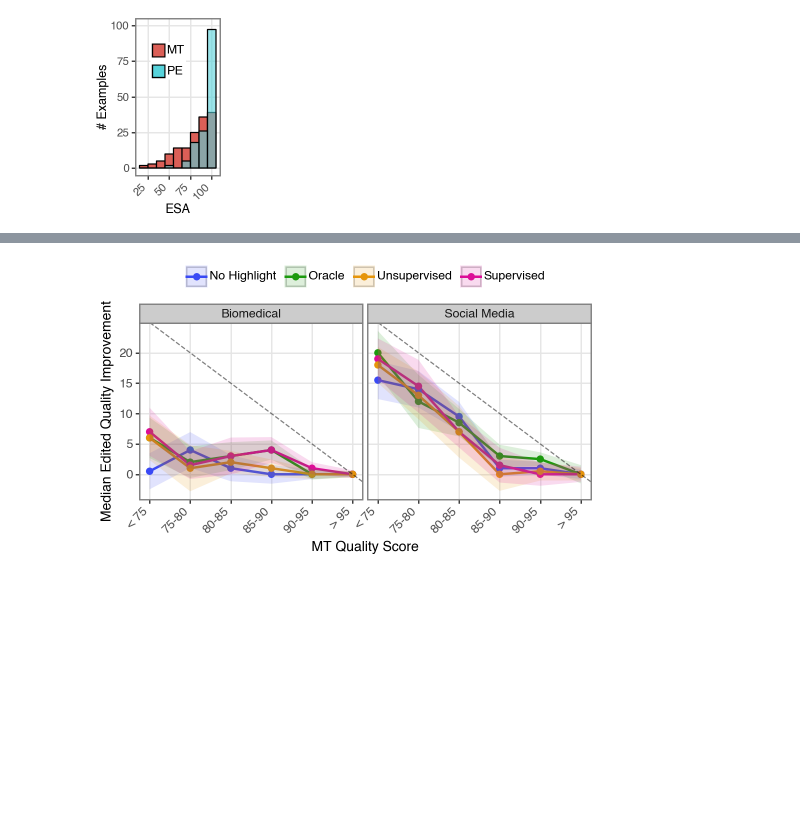
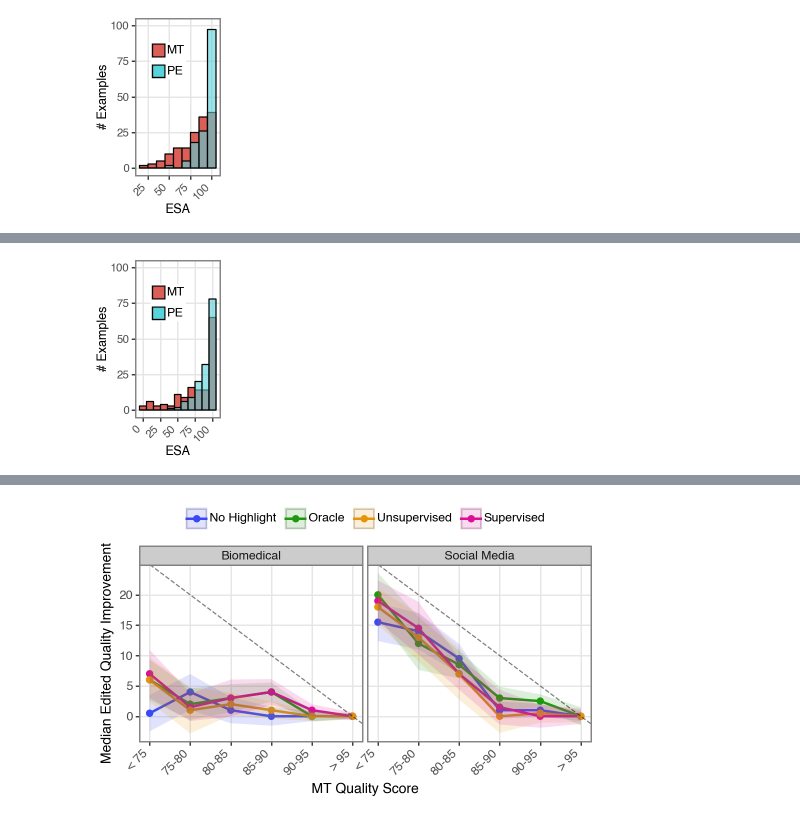
Before and after one commit to gsarti/qe4pe, a Jupyter notebook: notebooks/analysis.ipynb, the cells around one changed output, grey strips where cells are left out. Cells and saved outputs as stored; diff of their text form; code cells hidden in the pictures; blank space fills up the shorter version.

```diff
--- a/notebooks/analysis.ipynb
+++ b/notebooks/analysis.ipynb
@@ -1653,0 +1719,6 @@ esa_hist.save("../figures/esa_counts_agg.svg")
+# %%
+merged_qa_df_nld = get_merged_quality_dataframe(quality_df[(quality_df["tgt_lang"] == "nld")], aggregate_fields=["segment_id"])
+esa_hist_nld = plot_counts(merged_qa_df_nld, "median_qa_mt_esa_rating", "median_qa_pe_esa_rating", "ESA", binwidth=10, ylim_val=(0,100))
+esa_hist_nld.show()
+# %% [output]
+[figure, added]
```
Also changed, not shown: parts of 10 cells of this notebook, 10 other files.
